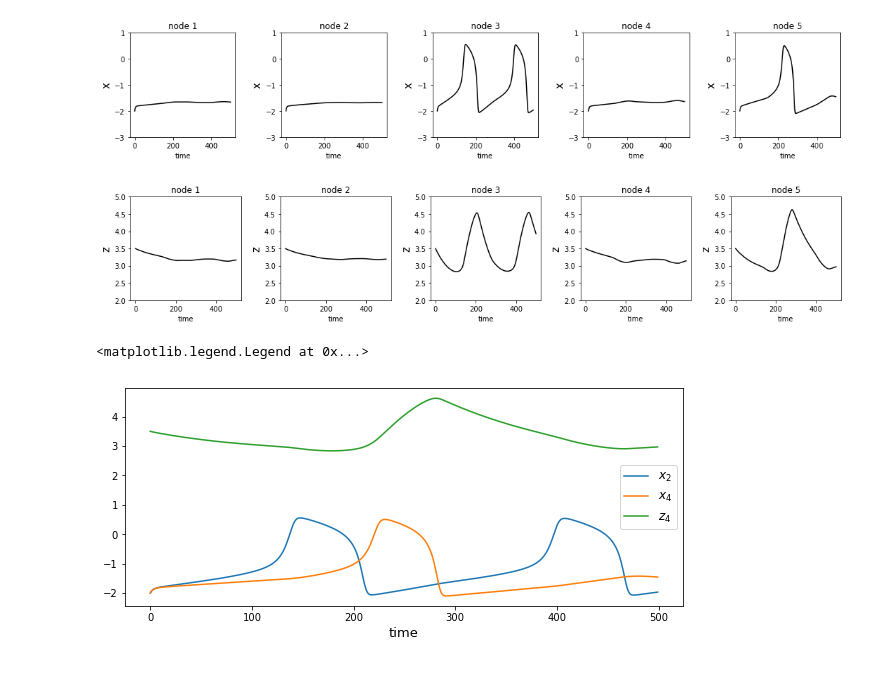
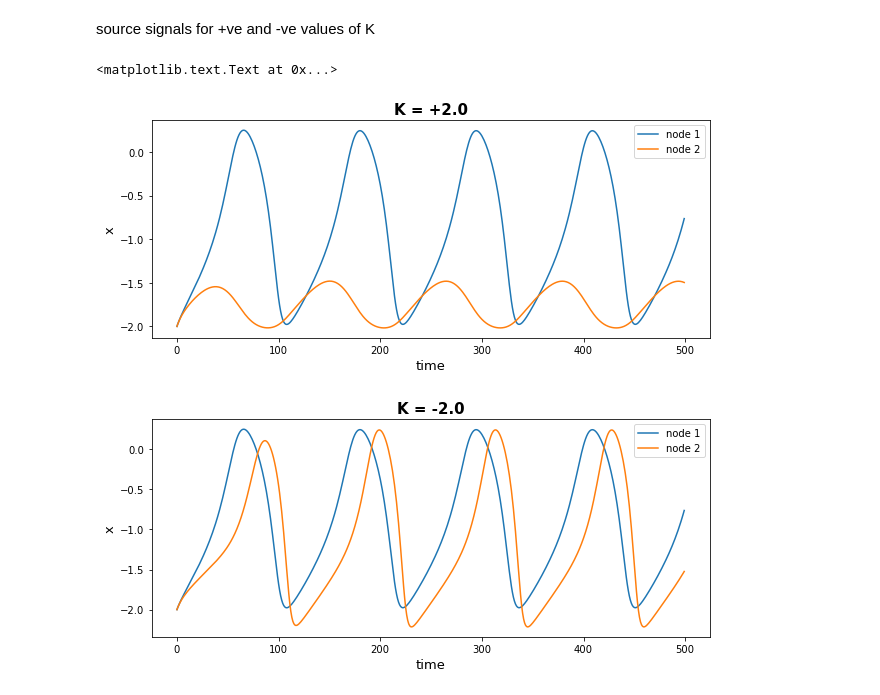
Before and after one commit to dhrunia/infr_szr_prpgtn, a Jupyter notebook: seizure-propagation-2D-epileptor.ipynb, the cells around one changed output. Cells and saved outputs as stored; diff of their text form; code cells hidden in the pictures.

```diff
--- a/seizure-propagation-2D-epileptor.ipynb
+++ b/seizure-propagation-2D-epileptor.ipynb
@@ -117,34 +84,28 @@ plt.suptitle('Observed source signals')
-# %%
-plt.figure(figsize=[15,3])
-for i in range(nn):
-    plt.subplot(1,5,i+1)
-    plt.plot(x[i,:],'k')
-    plt.xlabel('time')
-    plt.ylabel('x',fontsize=15.0)
-    plt.ylim([-3.0,1.0])
-    plt.gca().set_title(f'node {i+1}')
-
-
-plt.tight_layout()
-plt.figure(figsize=[15,3])
-for i in range(nn):
-    plt.subplot(1,5,i+1)
-    plt.plot(z[i,:],'k')
-    plt.xlabel('time')
-    plt.ylabel('z',fontsize=15.0)
-    plt.ylim([2.0,5.0])
-    plt.gca().set_title(f'node {i+1}')
-plt.tight_layout()
-# %% [output]
-[figure, removed]
-[figure, removed]
-# %%
-plt.figure(figsize=[10,4])
-plt.plot(x[2,:],label='$x_2$')
-plt.plot(x[4,:],label='$x_4$')
-plt.plot(z[4,:],label='$z_4$')
-plt.xlabel('time',fontsize=13.0)
-plt.legend(fontsize=12.0)
-# %% [output]
-<matplotlib.legend.Legend at 0x...>
-[figure, removed]
+# %% [markdown]
+source signals for +ve and -ve values of K
+# %%
+t = lib.io.stan.parse_csv('results/exp2/sim_out_kpos.csv')
+x = t['x'][0]
+z = t['z'][0]
+
+plt.figure(figsize=[10,4])
+plt.plot(x.T)
+plt.ylabel('x',fontsize=13.0)
+plt.xlabel('time',fontsize=13.0)
+plt.legend(['node 1', 'node 2'],loc='upper right')
+plt.title('K = +2.0',fontweight='bold',fontsize=15.0)
+
+t = lib.io.stan.parse_csv('results/exp2/sim_out_kneg.csv')
+x = t['x'][0]
+z = t['z'][0]
+
+plt.figure(figsize=[10,4])
+plt.plot(x.T)
+plt.ylabel('x',fontsize=13.0)
+plt.xlabel('time',fontsize=13.0)
+plt.legend(['node 1', 'node 2'],loc='upper right')
+plt.title('K = -2.0',fontweight='bold',fontsize=15.0)
+# %% [output]
+<matplotlib.text.Text at 0x...>
+[figure, added]
+[figure, added]
```
Also changed, not shown: parts of 6 cells of this notebook, 4 other files.
